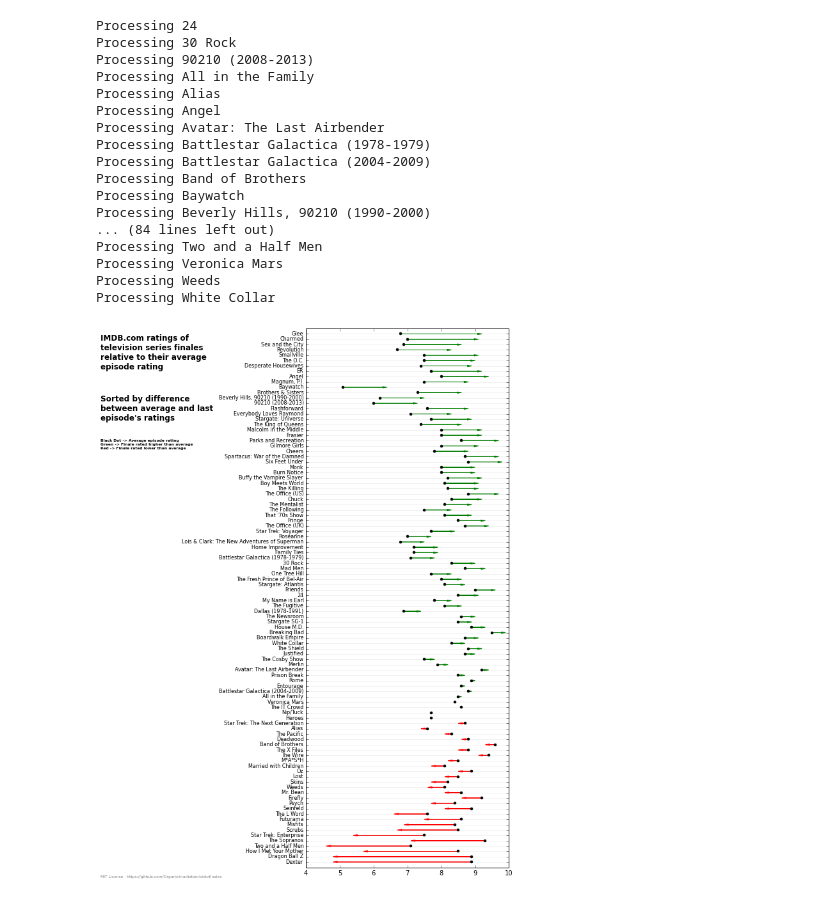
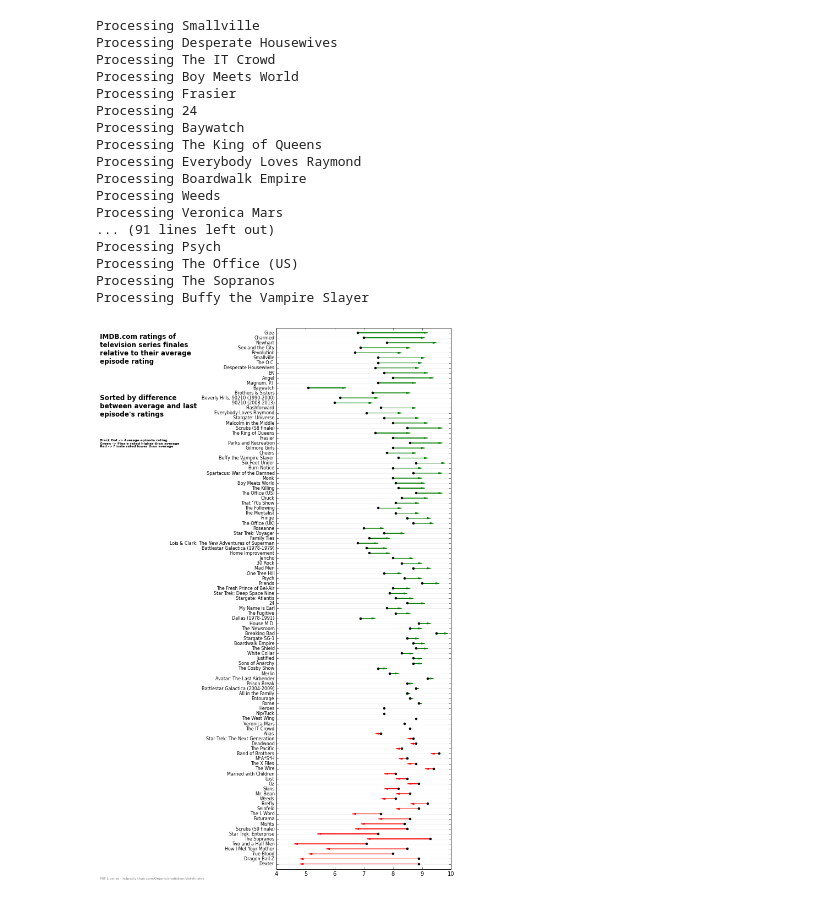
Before and after one commit to OrganicIrradiation/vistvfinales, a Jupyter notebook: vistvfinales.ipynb, the cells around one changed output. Saved outputs shown, nothing was run; the diff lists cells and outputs as text; code cells hidden in the pictures.

```diff
--- a/vistvfinales.ipynb
+++ b/vistvfinales.ipynb
@@ -145,49 +153,55 @@ def sortedEpisodes(m, season=None):
 i = IMDb()
 
 # Load the rating information if it was not already processed
-for currentShow in theData:
-    print 'Processing {0}'.format(currentShow['Name'])
-    if not 'ratingSeries' in currentShow:
-        m = i.get_movie(currentShow['ID'])
-        currentShow['ratingSeries'] = m['rating']
-    if not 'ratingLastEpisode' in currentShow:
-        m = i.get_movie(currentShow['ID'])
+for series_name, series in theData.iteritems():
+    print 'Processing {0}'.format(series_name)
+    if not 'ratingSeries' in series:
+        m = i.get_movie(series['id'])
+        series['ratingSeries'] = m['rating']
+    if not 'ratingLastEpisode' in series:
+        m = i.get_movie(series['id'])
         i.update(m, 'episodes')
-        lastSeason = sortedSeasons(m)[-1]
-        lastEpisode = sortedEpisodes(m, season=lastSeason)[-1]
+        if series_name == 'Psych':
+            # Last episode on IMDb is a wrap episode, not the finale
+            lastEpisode = sortedEpisodes(m, season=sortedSeasons(m)[-1])[-2]
+        elif series_name == 'Scrubs (S8 finale)':
+            # Lots of Scrubs fans believe that Season 8's finale was the real one, so include both
+            lastEpisode = sortedEpisodes(m, season=sortedSeasons(m)[-2])[-1]
+        else:
+            lastEpisode = sortedEpisodes(m, season=sortedSeasons(m)[-1])[-1]
         i.update(lastEpisode, 'main')
-        currentShow['ratingLastEpisode'] = lastEpisode['rating']
+        series['ratingLastEpisode'] = lastEpisode['rating']
     cPickle.dump(theData, open(PROCESSQUEUEPATH, 'wb'))
 # %% [output]
+Processing Smallville
+Processing Desperate Housewives
+Processing The IT Crowd
+Processing Boy Meets World
+Processing Frasier
 Processing 24
-Processing 30 Rock
-Processing 90210 (2008-2013)
-Processing All in the Family
-Processing Alias
-Processing Angel
-Processing Avatar: The Last Airbender
-Processing Battlestar Galactica (1978-1979)
-Processing Battlestar Galactica (2004-2009)
-Processing Band of Brothers
 Processing Baywatch
-Processing Beverly Hills, 90210 (1990-2000)
-... (84 lines left out)
-Processing Two and a Half Men
+Processing The King of Queens
+Processing Everybody Loves Raymond
+Processing Boardwalk Empire
+Processing Weeds
 Processing Veronica Mars
-Processing Weeds
-Processing White Collar
+... (91 lines left out)
+Processing Psych
+Processing The Office (US)
+Processing The Sopranos
+Processing Buffy the Vampire Slayer
 # %%
 def genPlot(theData):
     ## Plot the data
     labels = []
     yVal = 0
-    fig = plt.figure(num=1, figsize=(9, 12))
+    fig = plt.figure(num=1, figsize=(9, 14))
     ax = plt.gca()
     ## For each show, add the name to the list of y labels, create an arrow from the average rating
     ## to the rating of the finale (colored red if the finale was lower than the average and green
     ## if it was higher), and plot a black circle for the average rating.
     for currentShow in theData:
-        labels.append(currentShow['Name'])
+        labels.append(currentShow['name'])
         yVal=yVal+1
         ax.plot([0, 10], [yVal, yVal], 'k', alpha = 0.05)
         if currentShow['ratingLastEpisode'] > currentShow['ratingSeries']:
@@ -220,15 +234,22 @@ def genPlot(theData):
     fig.text(0.005, 0.005, 'MIT License - https://github.com/OrganicIrradiation/vistvfinales',
              fontsize=6, color='black', ha='left', va='bottom', alpha=0.5, transform=ax.transAxes)
     return [fig, ax]
+# %%
+# Ugly hack to turn the data into a list that can be sorted
+data_list = []
+for k, v in theData.items():
+    dict_to_add = v
+    dict_to_add.update({'name': k})
+    data_list.append(dict_to_add)
 # %%
 ## Sort the data by difference between average and last episode
-theData = sorted(theData, key=lambda k: (k['ratingLastEpisode']-k['ratingSeries']))
-[fig, ax] = genPlot(theData)
+data_list = sorted(data_list, key=lambda k: (k['ratingLastEpisode']-k['ratingSeries']))
+[fig, ax] = genPlot(data_list)
 fig.text(0.005, 0.88, 'Sorted by difference\nbetween average and last\nepisode\'s ratings',
          fontsize=12, color='black', weight='bold', ha='left', va='top', alpha=1, transform=ax.transAxes)
 plt.show()
 fig.savefig('images/img_difference.png', dpi=300)
 # %% [output]
-[figure, old version]
+[figure, new version]
 # %%
 ## Sort the data by average rating
```
Also changed, not shown: parts of 5 cells of this notebook, 5 other files.
